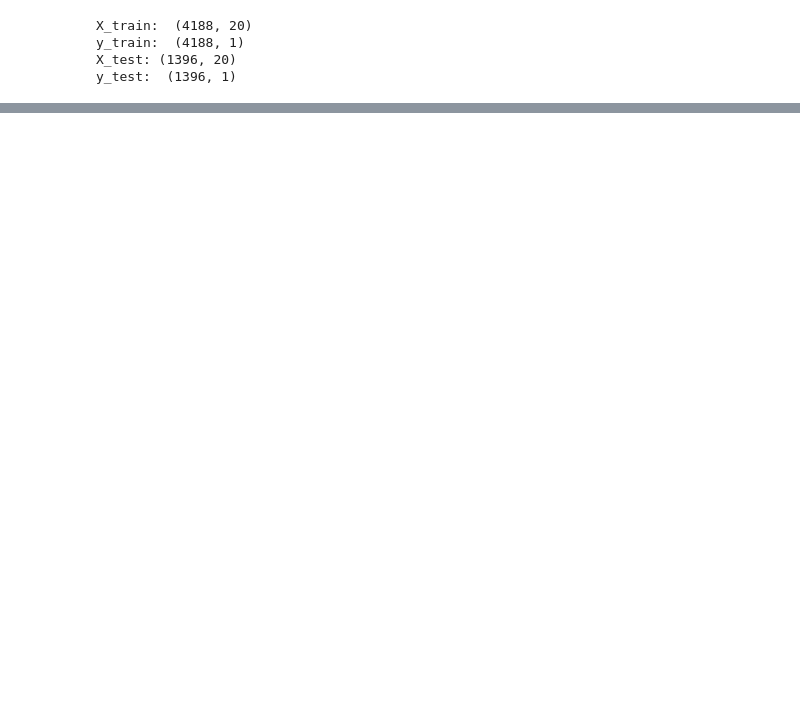
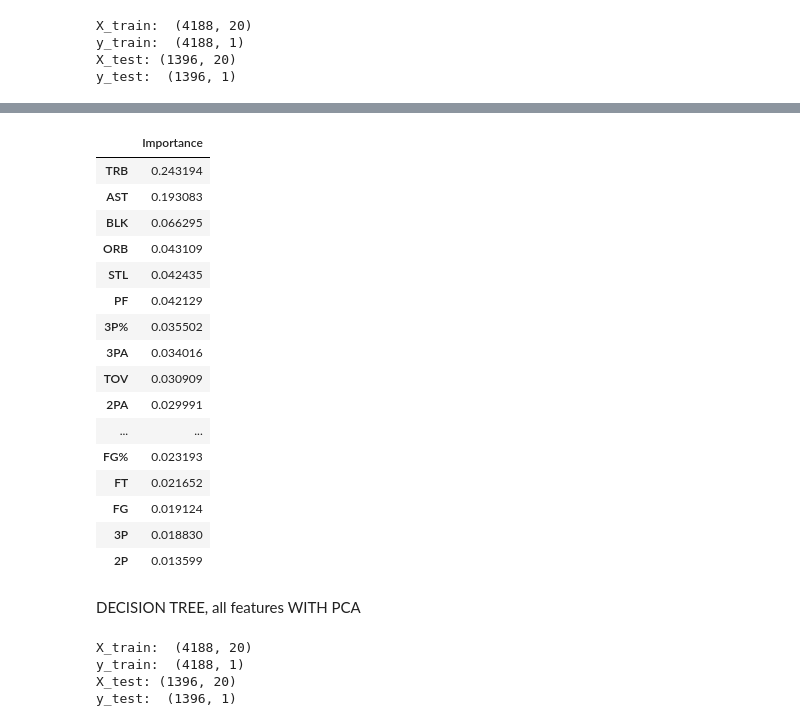
Before and after one commit to bbazzis/ML-NBA-Position, a Jupyter notebook: predictor.ipynb, the cells around one changed output, grey strips where cells are left out. Cells and saved outputs as stored; diff of their text form; code cells hidden in the pictures; blank space fills up the shorter version.

Commit message:
Added decision tree and random forest models

```diff
--- a/predictor.ipynb
+++ b/predictor.ipynb
@@ -148,7 +148,7 @@ DECISION TREE
 # %%
-df_decision_tree = df.copy()
-x = df_decision_tree.drop("Pos", axis = 1)
-y = df_decision_tree.loc[:, 'Pos']
+df1_decision_tree = df.copy()
+x = df1_decision_tree.drop("Pos", axis = 1)
+y = df1_decision_tree.loc[:, 'Pos']
 pos_dict = {
     "PG":1,
     "SG":2,
@@ -182,7 +178,7 @@ False
 # %%
-model_dt = tree.DecisionTreeClassifier(random_state=1)
-model_dt = model_dt.fit(X_train_scaled, y_train)
-predictions = model_dt.predict(X_test_scaled)
-model_dt_accuracy_score = accuracy_score(y_test, predictions)
-print("Accuracy score decision tree: ", model_dt_accuracy_score)
+model_dt1 = tree.DecisionTreeClassifier(random_state=1)
+model_dt1 = model_dt1.fit(X_train_scaled, y_train)
+predictions = model_dt1.predict(X_test_scaled)
+model_dt1_accuracy_score = accuracy_score(y_test, predictions)
+print("Accuracy score decision tree: ", model_dt1_accuracy_score)
 # %% [output]
@@ -189,0 +201,47 @@ Accuract score decision tree:  0.6124641833810889
+# %%
+# FEATURE SELECTION
+dt1_importances = pd.DataFrame(model_dt1.feature_importances_, index = X_train.columns, columns=['Importance']).sort_values('Importance', ascending=False)
+dt1_importances
+# %% [output]
+|  | Importance |
+| TRB | 0.243194 |
+| AST | 0.193083 |
+| BLK | 0.066295 |
+| ORB | 0.043109 |
+| STL | 0.042435 |
+| PF | 0.042129 |
+| 3P% | 0.035502 |
+| 3PA | 0.034016 |
+| TOV | 0.030909 |
+| 2PA | 0.029991 |
+| ... | ... |
+| FG% | 0.023193 |
+| FT | 0.021652 |
+| FG | 0.019124 |
+| 3P | 0.018830 |
+| 2P | 0.013599 |
+# %% [markdown]
+DECISION TREE, all features WITH PCA
+# %%
+df2_decision_tree = df.copy()
+
+x = df2_decision_tree.drop('Pos', axis = 1)
+y = df2_decision_tree.loc[:,'Pos']
+
+y = y.map(pos_dict).values.reshape(-1,1)
+X_train, X_test, y_train, y_test = train_test_split(x, y, random_state = 1, stratify=y)
+print("X_train: ", X_train.shape)
+print("y_train: ", y_train.shape)
+print("X_test:", X_test.shape)
+print("y_test: ", y_test.shape)
+
+# scaling X data
+scaler = StandardScaler()
+X_scaler = scaler.fit(X_train)
+X_train_scaled = X_scaler.transform(X_train)
+X_test_scaled = X_scaler.transform(X_test)
+# %% [output]
+X_train:  (4188, 20)
+y_train:  (4188, 1)
+X_test: (1396, 20)
+y_test:  (1396, 1)
```
Also changed, not shown: parts of 33 cells of this notebook.
